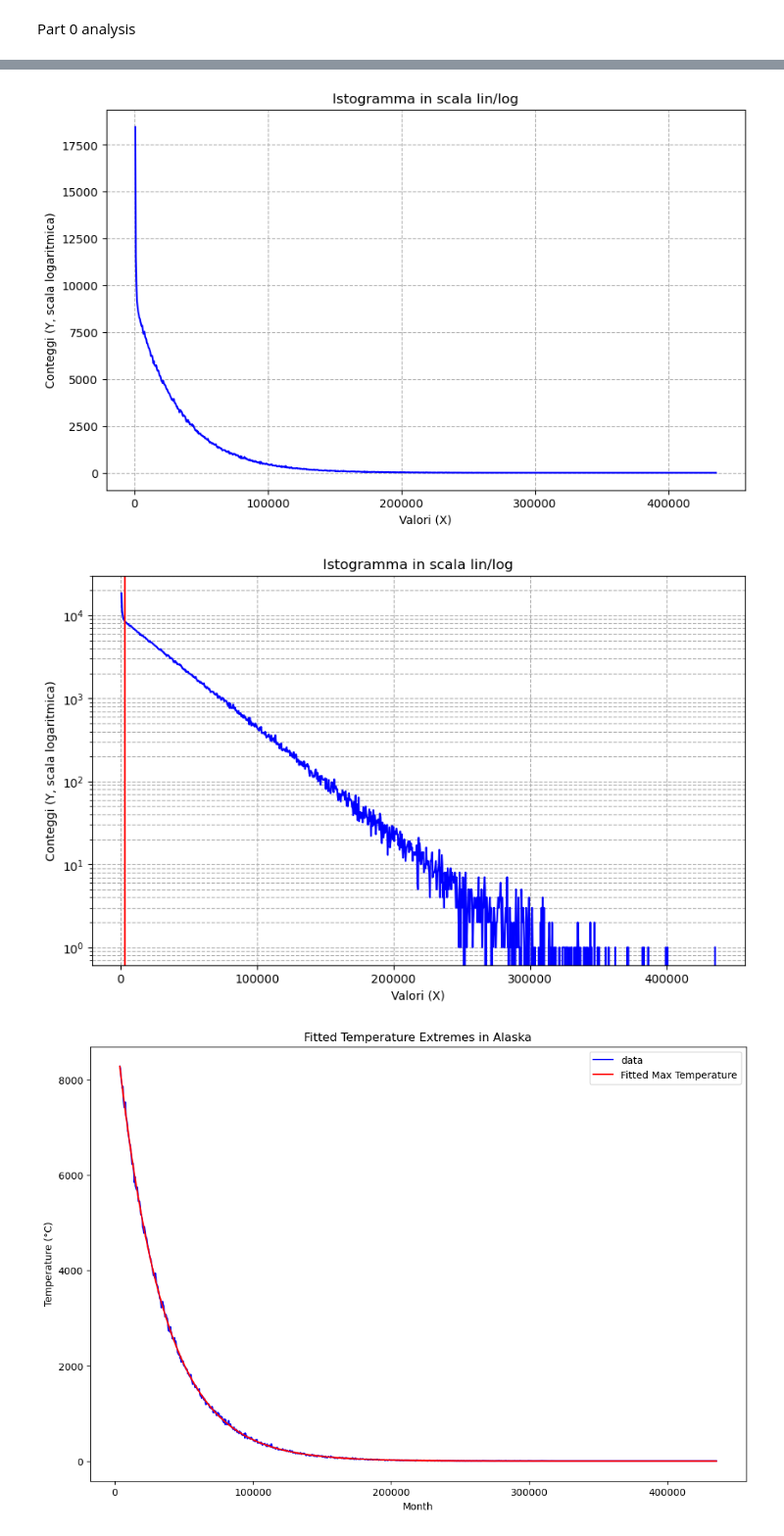
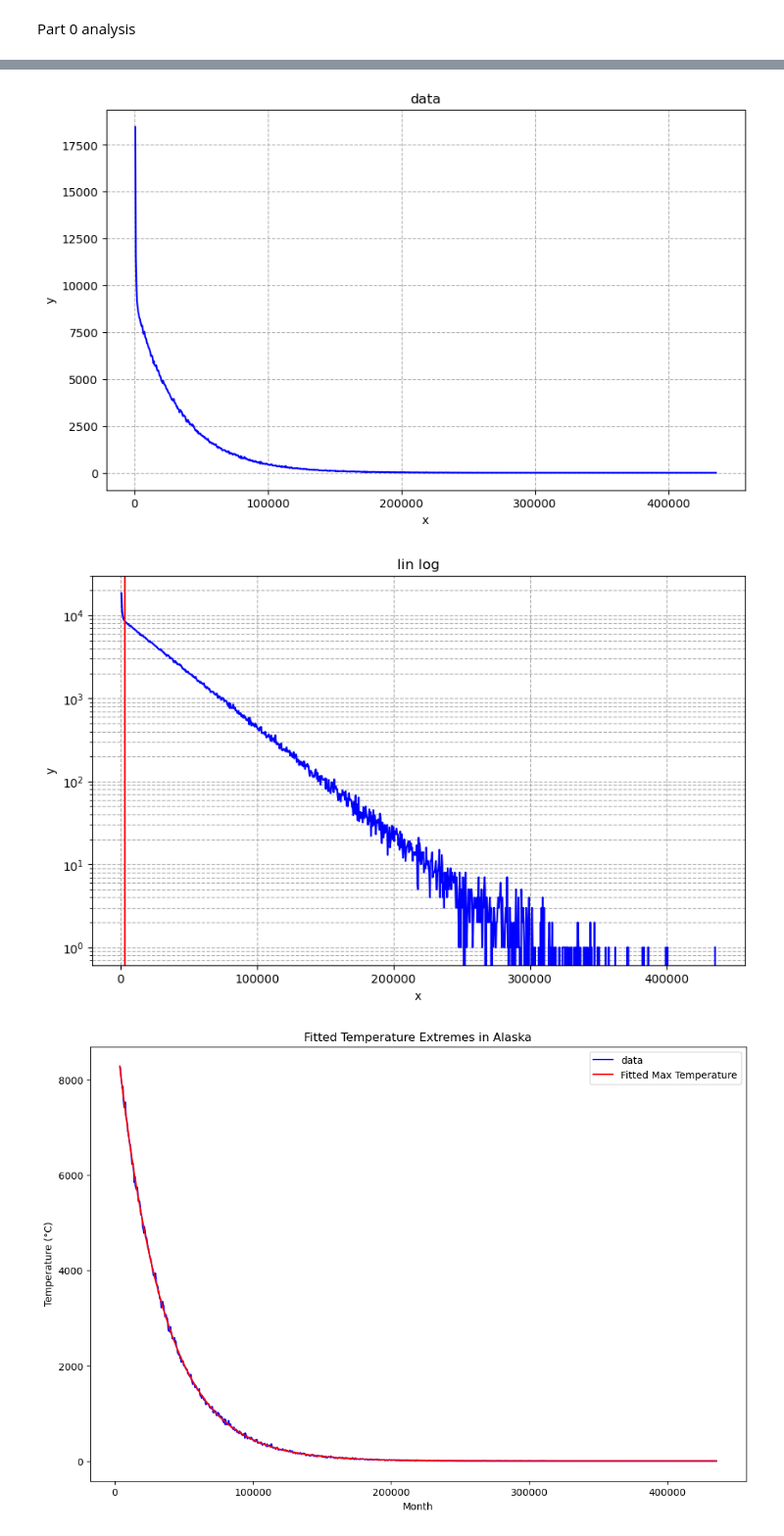
Before and after one commit to sdracia/Q-OpticsLaser, a Jupyter notebook: lab1/lab1.ipynb, the cells around one changed output, grey strips where cells are left out. Shown at 98% size. Cells and saved outputs as stored; diff of their text form; code cells hidden in the pictures.

```diff
--- a/lab1/lab1.ipynb
+++ b/lab1/lab1.ipynb
@@ -280,18 +413,18 @@ hv, xv = np.histogram(diffs, bins=1000)
 # %%
 xv_centers = (xv[:-1] + xv[1:]) / 2
 
 plt.figure(figsize=(10, 6))
 plt.plot(xv_centers, hv, linestyle='-', color='b')
 
 plt.grid(True, which="both", ls="--")
 
-plt.title("Istogramma in scala lin/log")
-plt.xlabel("Valori (X)")
-plt.ylabel("Conteggi (Y, scala logaritmica)")
+plt.title("data")
+plt.xlabel("x")
+plt.ylabel("y")
 
 plt.show()
 # %% [output]
-[figure, old version]
+[figure, new version]
 # %%
 xv_centers = (xv[:-1] + xv[1:]) / 2
 
@@ -301,13 +434,13 @@ plt.axvline(x=3000, color='red')
 
 plt.grid(True, which="both", ls="--")
 
-plt.title("Istogramma in scala lin/log")
-plt.xlabel("Valori (X)")
-plt.ylabel("Conteggi (Y, scala logaritmica)")
+plt.title("lin log")
+plt.xlabel("x")
+plt.ylabel("y")
 
 plt.show()
 # %% [output]
-[figure, old version]
+[figure, new version]
 # %%
 def temp_function(x, ampl, tau):
     return ampl * np.exp(-x/tau)
```
Also changed, not shown: parts of 23 cells of this notebook.
